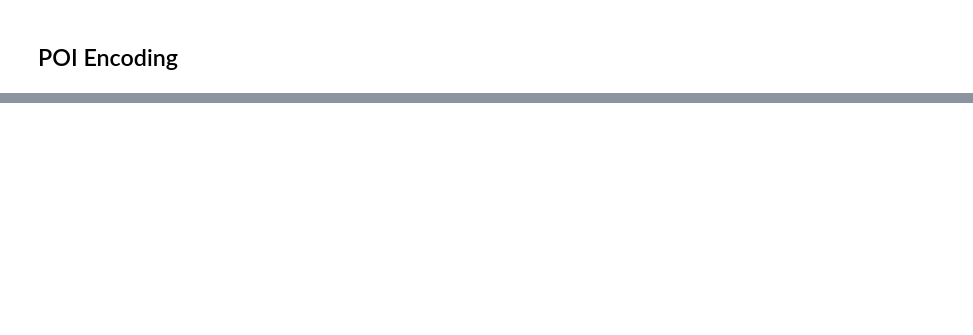
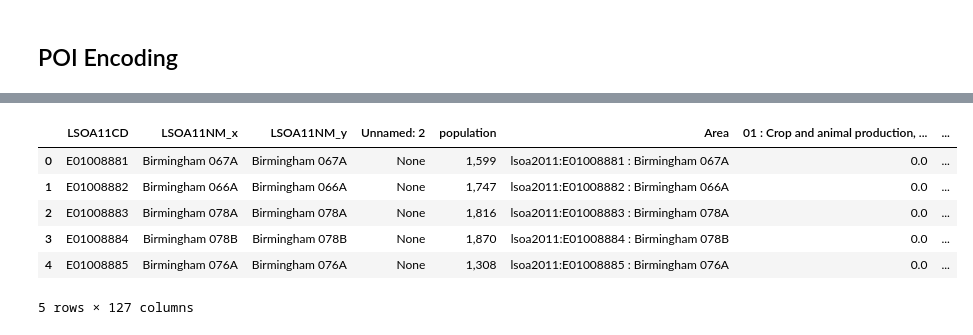
Before and after one commit to grolls23/EmploymentModellingDis, a Jupyter notebook: DataCleaning.ipynb, the cells around one changed output, grey strips where cells are left out. Saved outputs shown, nothing was run; the diff lists cells and outputs as text; code cells hidden in the pictures; blank space fills up the shorter version.

```diff
--- a/DataCleaning.ipynb
+++ b/DataCleaning.ipynb
@@ -720,0 +1033,10 @@ empl_geog_bham.to_file("data/combined_data/empl_geog_bham.geojson", driver="GeoJ
+# %%
+# Filter to quality places only
+
+# London
+quality_places_london = london_places[london_places['confidence'] >= 0.6]
+quality_places_london.head()
+
+# Birmingham
+quality_places_bham = bham_places[bham_places['confidence'] >= 0.6]
+quality_places_bham.head()
@@ -720,0 +1088,38 @@ empl_geog_bham.to_file("data/combined_data/empl_geog_bham.geojson", driver="GeoJ
+# %%
+# Birmingham
+
+# Dealing with filter warnings for empty geometries in particular LSOAs
+warnings.filterwarnings("ignore", category=FutureWarning)
+
+# Generating a version of empl_geog that has only quality places - I'm using my data_with_geom file as a starting point
+empl_geog_quality_places_bham = data_with_geom_bham
+
+#Copy back quality places using logic from DataCleaning.ipynb
+
+empl_geog_quality_places_bham['category_list'] = None
+
+for index, row in empl_geog_bham.iterrows():
+    geom = row['geometry']
+    filter_geom = gpd.GeoSeries([geom], crs='EPSG:4326')
+
+    #All Places
+    filtered_places_bham = quality_places_bham[quality_places_bham.geometry.intersects(filter_geom.unary_union)]
+
+    #Multipoint of each LSOA's places
+    combined_multipoint = filtered_places_bham.geometry.unary_union
+
+    #Add place category information
+    category_list = filtered_places_bham['category'].dropna().tolist()
+
+    #Add back to Dataframe
+    empl_geog_quality_places_bham.at[index, 'category_list'] = category_list
+
+empl_geog_quality_places_bham.head()
+# %% [output]
+|  | LSOA11CD | LSOA11NM_x | LSOA11NM_y | Unnamed: 2 | population | Area | 01 : Crop and animal production, ... | ... |
+| 0 | E01008881 | Birmingham 067A | Birmingham 067A | None | 1,599 | lsoa2011:E01008881 : Birmingham 067A | 0.0 | ... |
+| 1 | E01008882 | Birmingham 066A | Birmingham 066A | None | 1,747 | lsoa2011:E01008882 : Birmingham 066A | 0.0 | ... |
+| 2 | E01008883 | Birmingham 078A | Birmingham 078A | None | 1,816 | lsoa2011:E01008883 : Birmingham 078A | 0.0 | ... |
+| 3 | E01008884 | Birmingham 078B | Birmingham 078B | None | 1,870 | lsoa2011:E01008884 : Birmingham 078B | 0.0 | ... |
+| 4 | E01008885 | Birmingham 076A | Birmingham 076A | None | 1,308 | lsoa2011:E01008885 : Birmingham 076A | 0.0 | ... |
+5 rows × 127 columns
```
Also changed, not shown: parts of 29 cells of this notebook, 1 other file.
